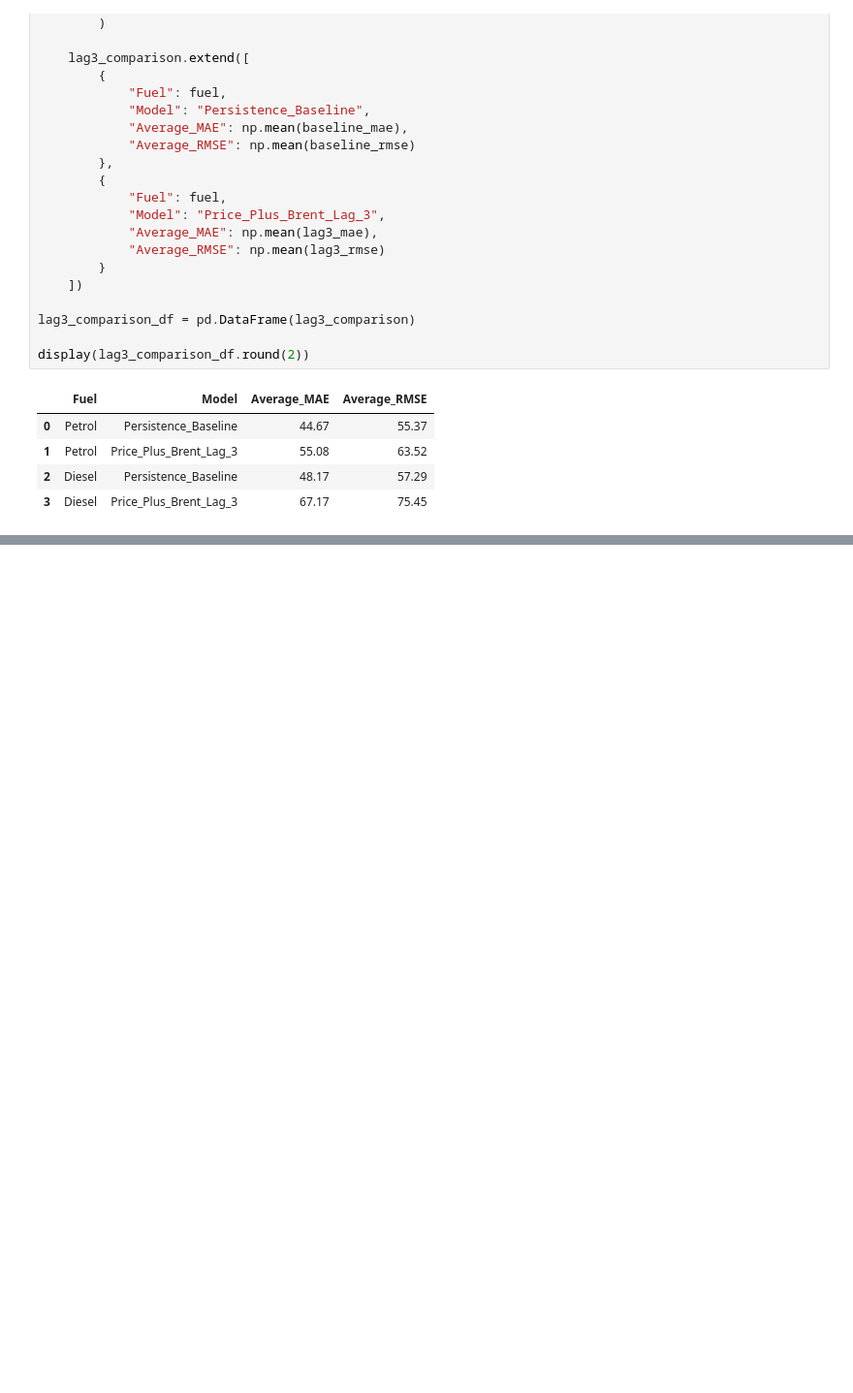
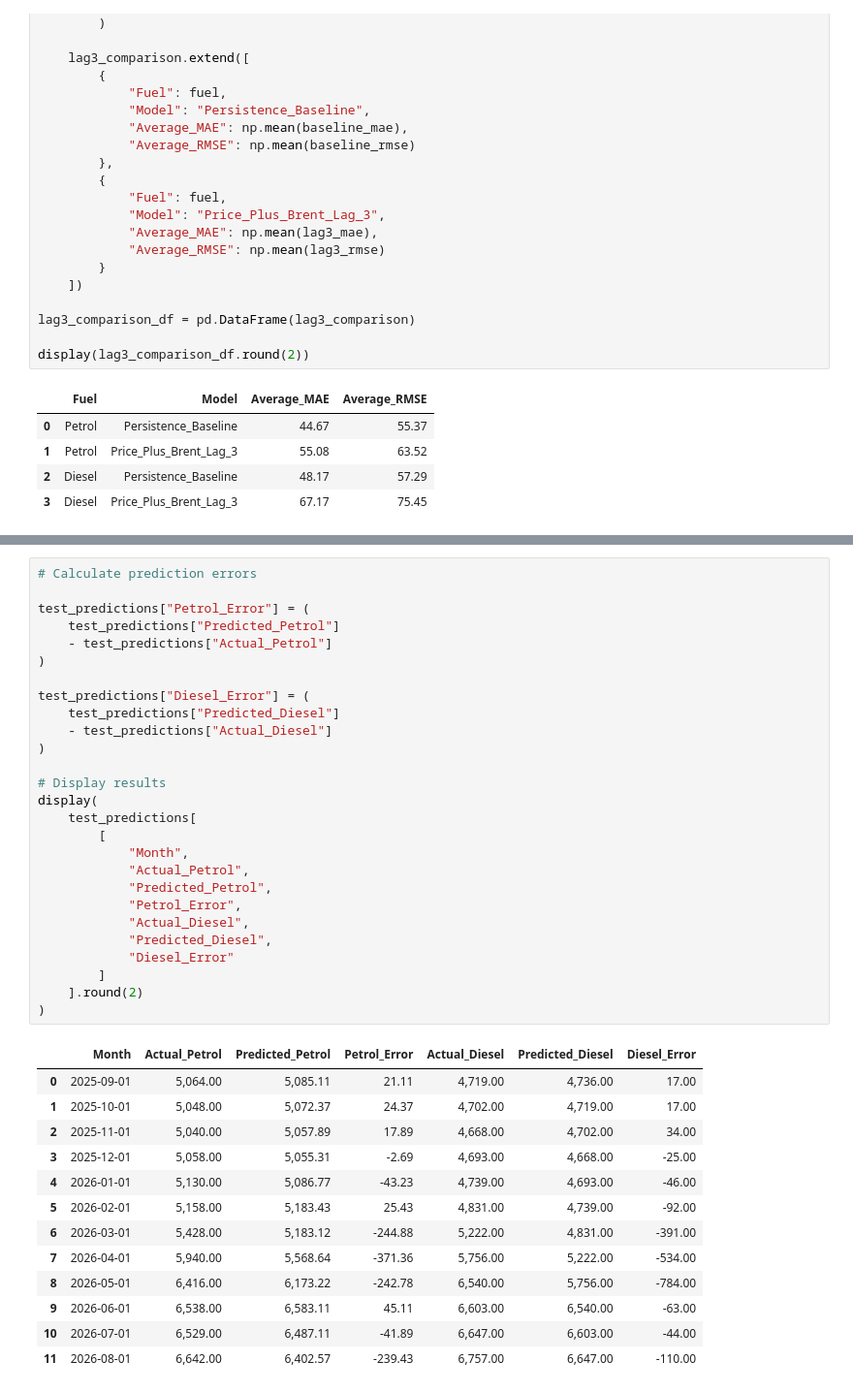
Before and after one commit to amon2100/kampala-fuel-price-predictor, a Jupyter notebook: notebooks/kampala-fuel-price-predictor.ipynb, the cells around one changed output, grey strips where cells are left out. Shown at 97% size. Drawn from its saved outputs; the diff is of its cells as text; blank space fills up the shorter version.

```diff
--- a/notebooks/kampala-fuel-price-predictor.ipynb
+++ b/notebooks/kampala-fuel-price-predictor.ipynb
@@ -2973,0 +3714,41 @@ display(lag3_comparison_df.round(2))
+# %%
+# Calculate prediction errors
+
+test_predictions["Petrol_Error"] = (
+    test_predictions["Predicted_Petrol"]
+    - test_predictions["Actual_Petrol"]
+)
+
+test_predictions["Diesel_Error"] = (
+    test_predictions["Predicted_Diesel"]
+    - test_predictions["Actual_Diesel"]
+)
+
+# Display results
+display(
+    test_predictions[
+        [
+            "Month",
+            "Actual_Petrol",
+            "Predicted_Petrol",
+            "Petrol_Error",
+            "Actual_Diesel",
+            "Predicted_Diesel",
+            "Diesel_Error"
+        ]
+    ].round(2)
+)
+# %% [output]
+|  | Month | Actual_Petrol | Predicted_Petrol | Petrol_Error | Actual_Diesel | Predicted_Diesel | Diesel_Error |
+| 0 | 2025-09-01 | 5,064.00 | 5,085.11 | 21.11 | 4,719.00 | 4,736.00 | 17.00 |
+| 1 | 2025-10-01 | 5,048.00 | 5,072.37 | 24.37 | 4,702.00 | 4,719.00 | 17.00 |
+| 2 | 2025-11-01 | 5,040.00 | 5,057.89 | 17.89 | 4,668.00 | 4,702.00 | 34.00 |
+| 3 | 2025-12-01 | 5,058.00 | 5,055.31 | -2.69 | 4,693.00 | 4,668.00 | -25.00 |
+| 4 | 2026-01-01 | 5,130.00 | 5,086.77 | -43.23 | 4,739.00 | 4,693.00 | -46.00 |
+| 5 | 2026-02-01 | 5,158.00 | 5,183.43 | 25.43 | 4,831.00 | 4,739.00 | -92.00 |
+| 6 | 2026-03-01 | 5,428.00 | 5,183.12 | -244.88 | 5,222.00 | 4,831.00 | -391.00 |
+| 7 | 2026-04-01 | 5,940.00 | 5,568.64 | -371.36 | 5,756.00 | 5,222.00 | -534.00 |
+| 8 | 2026-05-01 | 6,416.00 | 6,173.22 | -242.78 | 6,540.00 | 5,756.00 | -784.00 |
+| 9 | 2026-06-01 | 6,538.00 | 6,583.11 | 45.11 | 6,603.00 | 6,540.00 | -63.00 |
+| 10 | 2026-07-01 | 6,529.00 | 6,487.11 | -41.89 | 6,647.00 | 6,603.00 | -44.00 |
+| 11 | 2026-08-01 | 6,642.00 | 6,402.57 | -239.43 | 6,757.00 | 6,647.00 | -110.00 |
```
Also changed, not shown: parts of 11 cells of this notebook.
